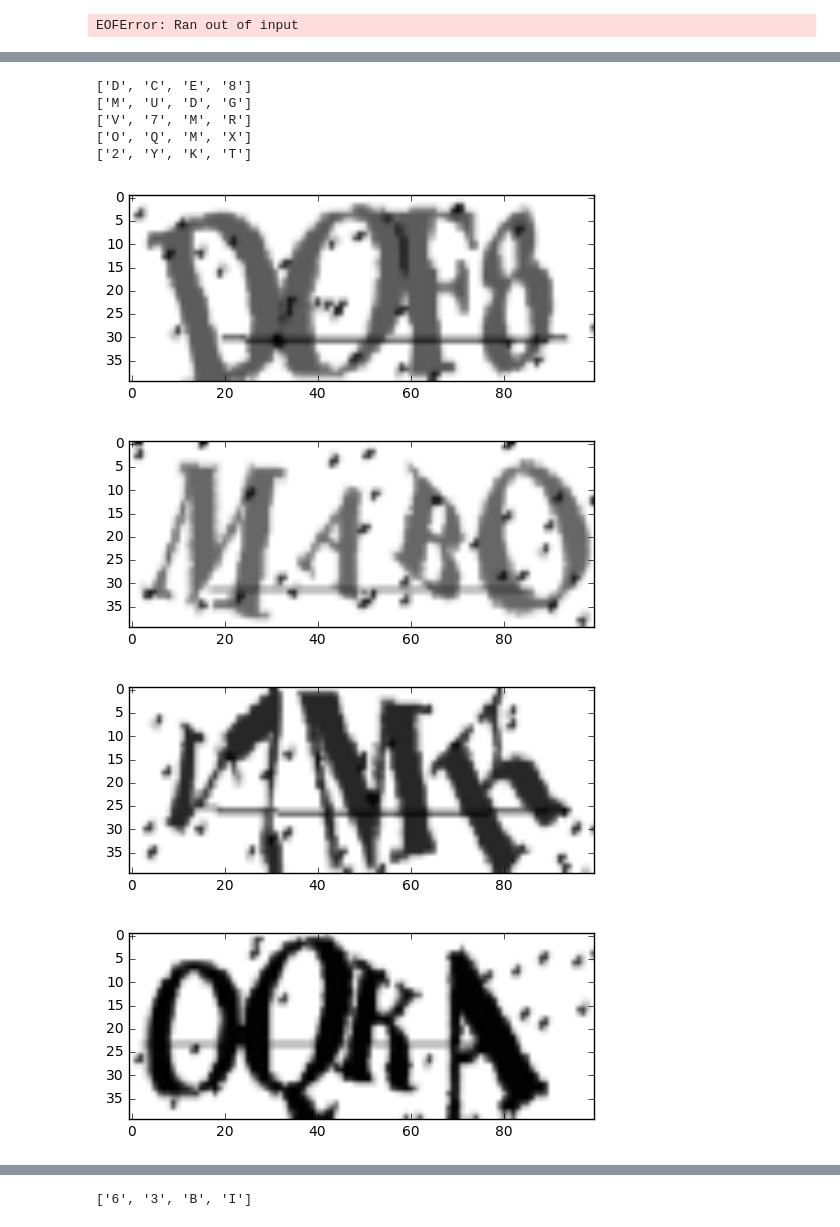
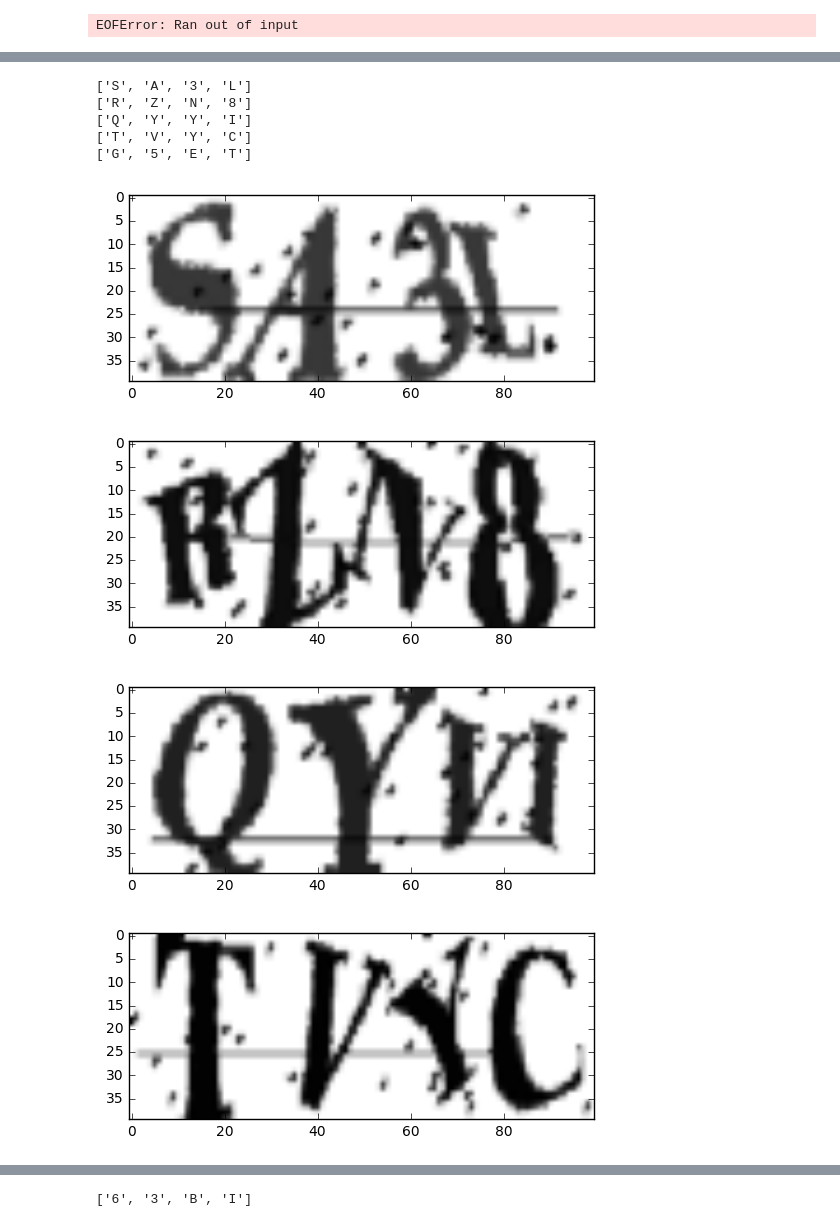
Before and after one commit to yuyang2009/kaggle, a Jupyter notebook: captcha.ipynb, the cells around one changed output, grey strips where cells are left out. Drawn from its saved outputs; the diff is of its cells as text; code cells hidden in the pictures.

```diff
--- a/captcha.ipynb
+++ b/captcha.ipynb
@@ -404,6 +362,12 @@ Sun Jan  8 14:13:03 2017 : test accuracy 0.028
 # %%
-sess = tf.InteractiveSession()
 saver = tf.train.Saver()
+config = tf.ConfigProto(allow_soft_placement=True)
+config.gpu_options.allow_growth = True
+sess = tf.InteractiveSession(config=config)
 saver.restore(sess, "./model/model.ckpt")
+print("generate test dataset: \n", '-'*40)
+X_test, y_test = dataset_generator(2000)
+y_test = y_test.reshape(-1, num_char, num_charmap)
 X, y = X_test, y_test
 pred = max_idx_p.eval(feed_dict={x:X, keep_prob: 1.0})
+print("test accuracy: ",accuracy.eval(feed_dict={x: X, y_: y, keep_prob: 1.0}))
@@ -410,26 +383,25 @@ pred = max_idx_p.eval(feed_dict={x:X, keep_prob: 1.0})
 # %%
 # with tf.Session(config=config) as sess:
 # saver = tf.train.Saver()
 # config = tf.ConfigProto(allow_soft_placement=True)
 # config.gpu_options.allow_growth = True
 # sess = tf.InteractiveSession(config=config)
 # sess.run(tf.global_variables_initializer())
 # saver.restore(sess, "./model/model.ckpt")
 # X, y = X_batch, y_batch
 # print(accuracy.eval(feed_dict={x: X, y_: y, keep_prob: 1.0}))
-pred = max_idx_p.eval(feed_dict={x: X, keep_prob: 1.0})
 idx_lst = range(30,35)
 for idx in idx_lst:
     print([char_map[_i] for _i in pred[idx]] )
     plt.figure()
     plt.imshow(X[idx].reshape((40, 100)), cmap='gray')
 # %% [output]
-['D', 'C', 'E', '8']
-['M', 'U', 'D', 'G']
-['V', '7', 'M', 'R']
-['O', 'Q', 'M', 'X']
-['2', 'Y', 'K', 'T']
+['S', 'A', '3', 'L']
+['R', 'Z', 'N', '8']
+['Q', 'Y', 'Y', 'I']
+['T', 'V', 'Y', 'C']
+['G', '5', 'E', 'T']
-[figure, old version]
+[figure, new version]
-[figure, old version]
+[figure, new version]
-[figure, old version]
+[figure, new version]
-[figure, old version]
+[figure, new version]
```
Also changed, not shown: parts of 5 cells of this notebook.
